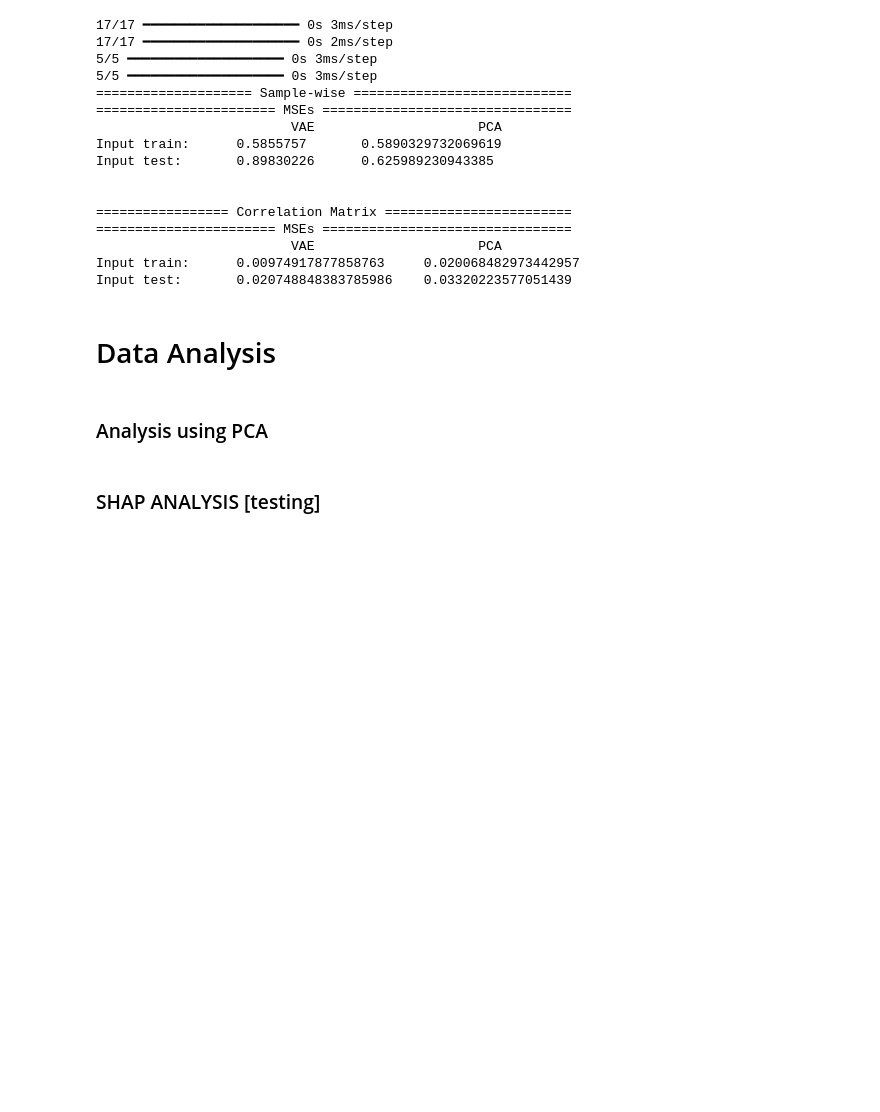
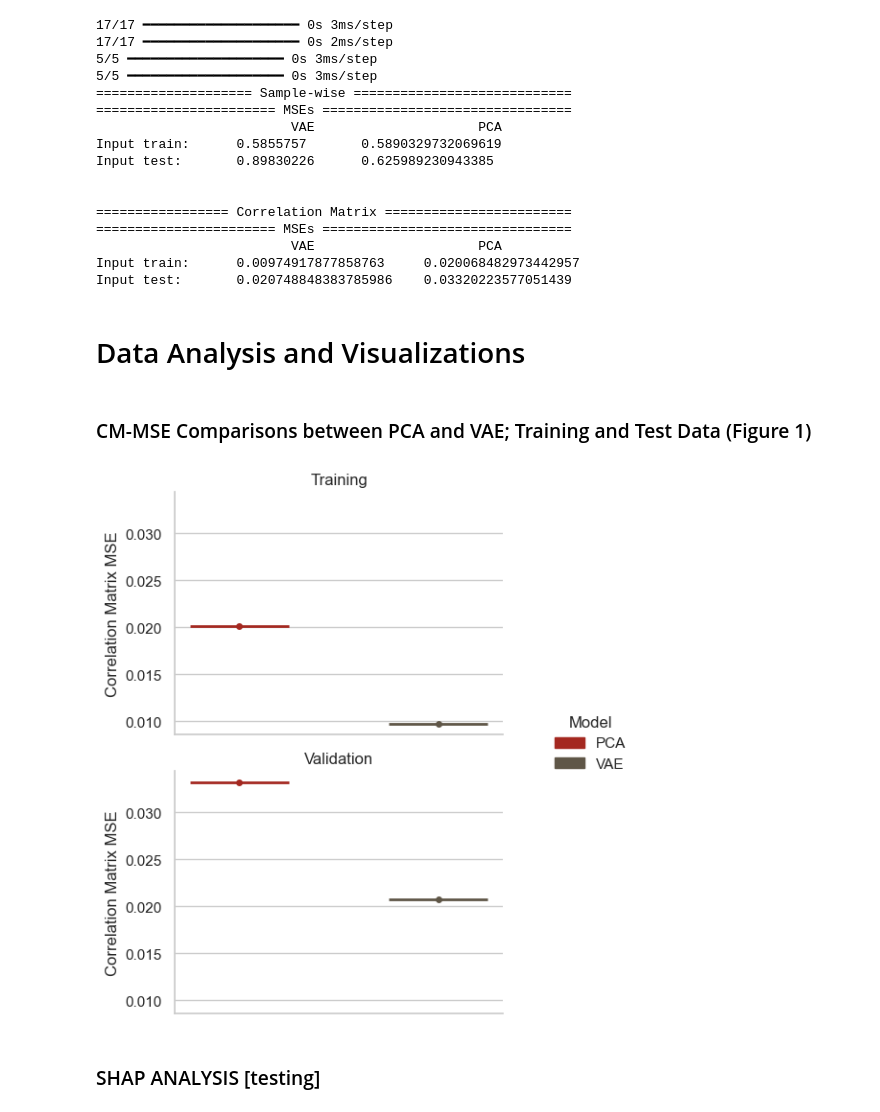
Before and after one commit to algu-dotcom/BIPN162_FinalProject, a Jupyter notebook: BIPN162_FinalProject.ipynb, the cells around one changed output. Cells and saved outputs as stored; diff of their text form; code cells hidden in the pictures; blank space fills up the shorter version.

```diff
--- a/BIPN162_FinalProject.ipynb
+++ b/BIPN162_FinalProject.ipynb
@@ -783,6 +768,4 @@ Input test:       0.89830226      0.625989230943385
 Input train:      0.00974917877858763     0.020068482973442957
 Input test:       0.020748848383785986    0.03320223577051439
 # %% [markdown]
-# Data Analysis
+# Data Analysis and Visualizations
-# %% [markdown]
-### Analysis using PCA
@@ -792,3 +772,69 @@ Input test:       0.020748848383785986    0.03320223577051439
+# %% [markdown]
+### CM-MSE Comparisons between PCA and VAE; Training and Test Data (Figure 1)
+# %%
+data = pd.DataFrame({
+    "dataset": ["Training","Training","Validation","Validation"],
+    "model": ["PCA","VAE","PCA","VAE"],
+    "value": [
+        train_mses_pca, #plug in variable for PCA Training MSE
+        train_mses, #plug in variable for VAE Training MSE
+        test_mses_pca, #plug in variable for PCA Validation MSE
+        test_mses  #plug in variable for VAE Validation MSE
+    ]
+})
+
+palette = {"PCA": "#A42820", "VAE": "#5F5647"}
+
+sns.set_theme(style="whitegrid")
+
+g = sns.catplot(
+    data=data,
+    x="model",
+    y="value",
+    row="dataset",
+    hue="model",
+    kind="strip",
+    height=3,
+    aspect=1.5,
+    palette=palette,
+    legend=False,
+)
+
+for ax, (_, subset) in zip(g.axes.flat, data.groupby("dataset")):
+    for _, row in subset.iterrows():
+        x_pos = 0 if row["model"] == "PCA" else 1
+        ax.hlines(
+            y=row["value"],
+            xmin=x_pos - 0.25,
+            xmax=x_pos + 0.25,
+            colors=palette[row["model"]],
+            linewidth=2
+        )
+
+#axis labels
+g.set_axis_labels("", "Correlation Matrix MSE")
+
+#remove x-axis tick labels
+for ax in g.axes.flat:
+    ax.set_xticklabels([])
+
+g.set_titles("{row_name}")
+
+#legend
+handles = [Patch(color=color, label=label) for label, color in palette.items()]
+g.fig.legend(
+    handles=handles,
+    title="Model",
+    bbox_to_anchor=(1.05, 0.5),
+    loc='center left',
+    frameon=False
+)
+g.fig.subplots_adjust(right=0.8)
+
+plt.tight_layout()
+plt.show()
+# %% [output]
+[figure, added]
 # %% [markdown]
 ### SHAP ANALYSIS [testing]
 # %%
```
Also changed, not shown: parts of 28 cells of this notebook.
